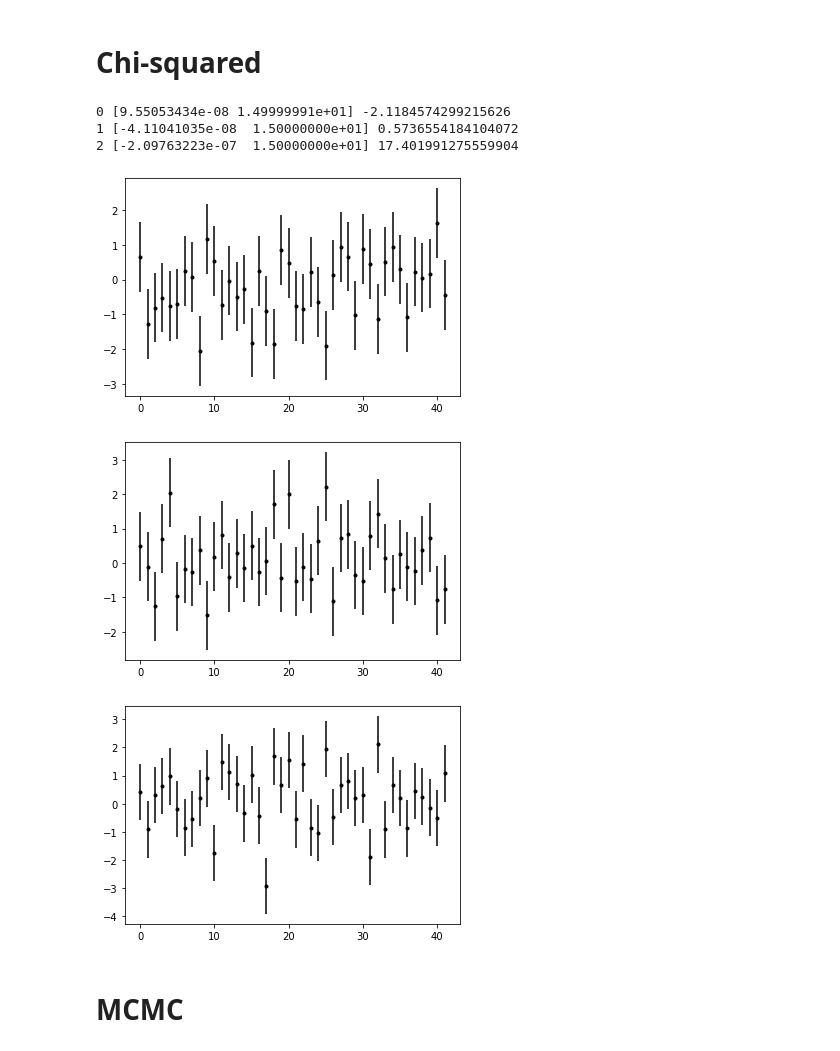
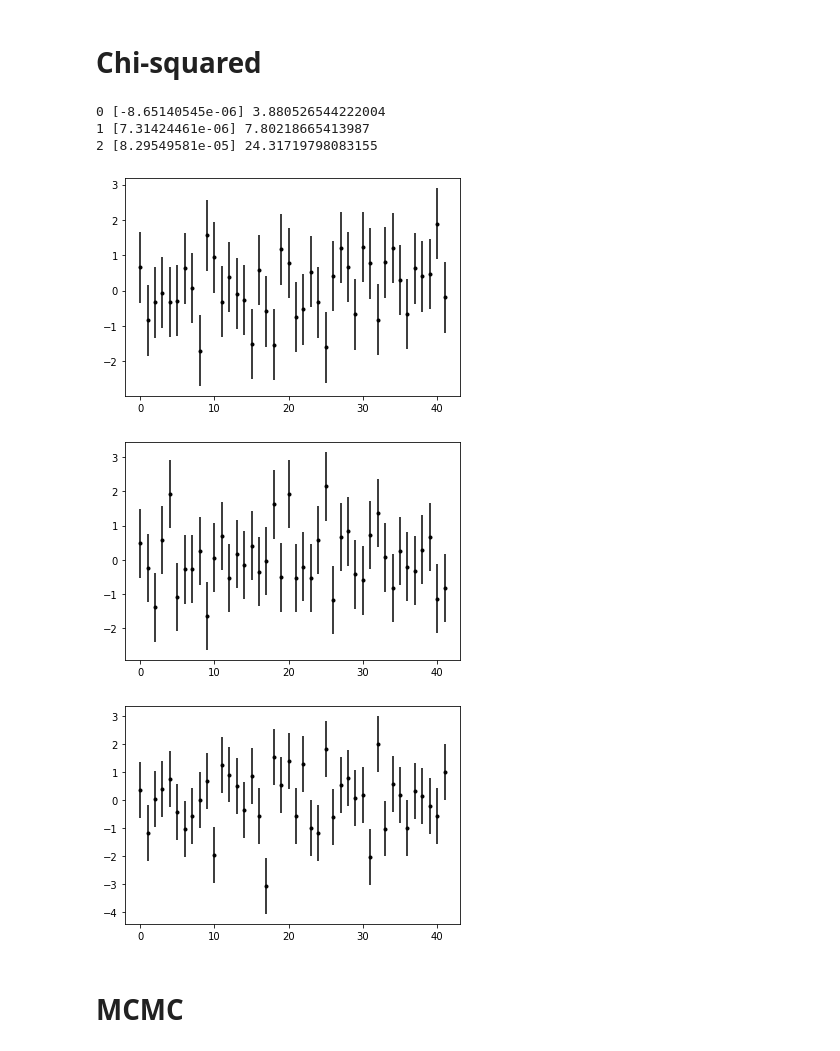
Before and after one commit to BenGPatterson/NeutrinoCrossCorrelations, a Jupyter notebook: ParameterInferenceCCL.ipynb, the cells around one changed output. Drawn from its saved outputs; the diff is of its cells as text; code cells hidden in the pictures.

```diff
--- a/ParameterInferenceCCL.ipynb
+++ b/ParameterInferenceCCL.ipynb
@@ -24,12 +24,17 @@ gal_z_dir = 'GalZDist'  # Directory containing redshift distribuitons of each ga
 bzs = [1.182, 1.086, 1.126, 1.144, 1.206, 1.548] # Bias values for each galaxy map from arxiv:1805.11525
 
 A_prior = 0.1 # Maximum absolute value of A in top-hat prior (not currently used)
-alpha_prior = 15 # Maximum absolute value of alpha in top-hat prior
+alpha_prior = 5 # Maximum absolute value of alpha in top-hat prior
+
+fixed_alpha = True # Whether to fix alpha value
+npars = 2 # Number of free parameters in MCMC sampling
+if fixed_alpha:
+    alpha_val = -2 # Value to fix alpha at
+    npars = 1 # Number of parameters to use in MCMC sampling
 
 run_mcmc = True # Whether to run MCMC (True) or load pre-ran samplers from disk (False)
 mcmc_chain_dir = 'MCMCChains' # Directory containing MCMC samplers
 nwalkers = 8 # Number of walkers in MCMC sampling
-npars = 2 # Number of free parameters in MCMC sampling
 nsamples = 10000 # Number of samples in MCMC sampling
 mcmc_plots_dir = 'MCMCPlots' # Directory to save MCMC plots to
 
@@ -100,7 +105,7 @@ chi_arr = np.linspace(chi_min, chi_max, rker_z_n)
 inv_a_arr = 1/ccl.scale_factor_of_chi(cosmo, chi_arr)
 # %%
 # Generates neutrino tracer
-def generate_nu_tracer(cosmo, A, alpha,
+def generate_nu_tracer(cosmo, A, alpha=alpha_val,
                        inv_a_arr=inv_a_arr):
     # cosmo - cosmological model to use
     # A - constant of proportionality in neutrino radial kernel
@@ -118,7 +123,7 @@ def generate_nu_tracer(cosmo, A, alpha,
     return nu_tracer
 # %%
 # Finds theoretical/model power spectra using neutrino radial kernel of the form A*(1+z)^alpha
-def model(A, alpha):
+def model(A, alpha=alpha_val):
     # A - constant of proportionality in neutrino radial kernel
     # alpha - index of power in neutrino radial kernel
 
@@ -131,12 +136,17 @@ def model(A, alpha):
 # Chi-squared
 # %%
 # Finds chi squared of given data and model
-def chi2(p, d, icov):
+def chi2(p, d, icov, alpha_val=alpha_val):
     # p - parameters to use in model
     # d - cls of xCell data
     # icov - inverse covariance matrix of xCell data
+    # alpha_val - fixed alpha value
 
-    A, alpha = p
+    if len(p) == 2:
+        A, alpha = p
+    else:
+        A = p
+        alpha = alpha_val
     # Flat priors
     if np.fabs(alpha) > alpha_prior:
         return np.inf
@@ -153,22 +163,27 @@ def chi2(p, d, icov):
 # %%
 # Finds 'best fit' values of A, alpha for each cross-correlation
 A_BF = np.empty(nEbins)
 alpha_BF = np.empty(nEbins)
 
 for i, (cl, icov, cov) in enumerate(zip(cls, icovs, covs)):
-    x = minimize(chi2, [1, 1], args=(cl, icov), method='Powell').x
+    if fixed_alpha:
+        x = minimize(chi2, [1], args=(cl, icov), method='Powell').x
+        A_BF[i] = x
+        alpha_BF[i] = alpha_val
+    else:
+        x = minimize(chi2, [1, 1], args=(cl, icov), method='Powell').x
+        A_BF[i], alpha_BF[i] = x
     print(i, x, chi2(x, cl, icov))
-    A_BF[i], alpha_BF[i] = x
     plt.figure()
     plt.errorbar(np.arange(len(cl)), (cl-model(A_BF[i], alpha_BF[i]))/np.sqrt(np.diag(cov)),
                  yerr=np.ones_like(cl), fmt='k.')
 # %% [output]
-0 [9.55053434e-08 1.49999991e+01] -2.1184574299215626
-1 [-4.11041035e-08  1.50000000e+01] 0.5736554184104072
-2 [-2.09763223e-07  1.50000000e+01] 17.401991275559904
+0 [-8.65140545e-06] 3.880526544222004
+1 [7.31424461e-06] 7.80218665413987
+2 [8.29549581e-05] 24.31719798083155
-[figure, old version]
+[figure, new version]
-[figure, old version]
+[figure, new version]
-[figure, old version]
+[figure, new version]
 # %% [markdown]
 # MCMC
 # %%
```
Also changed, not shown: parts of 3 cells of this notebook, 18 other files.
